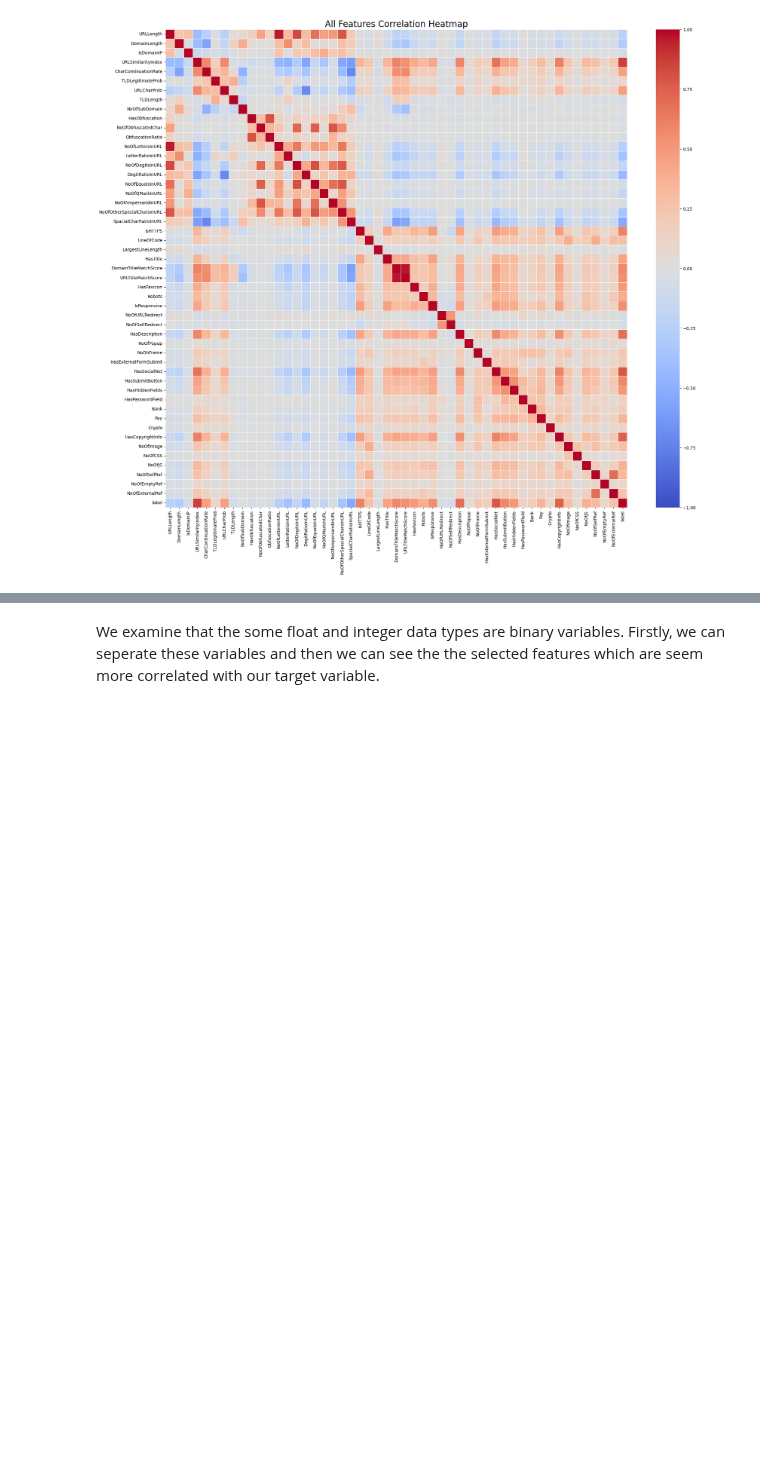
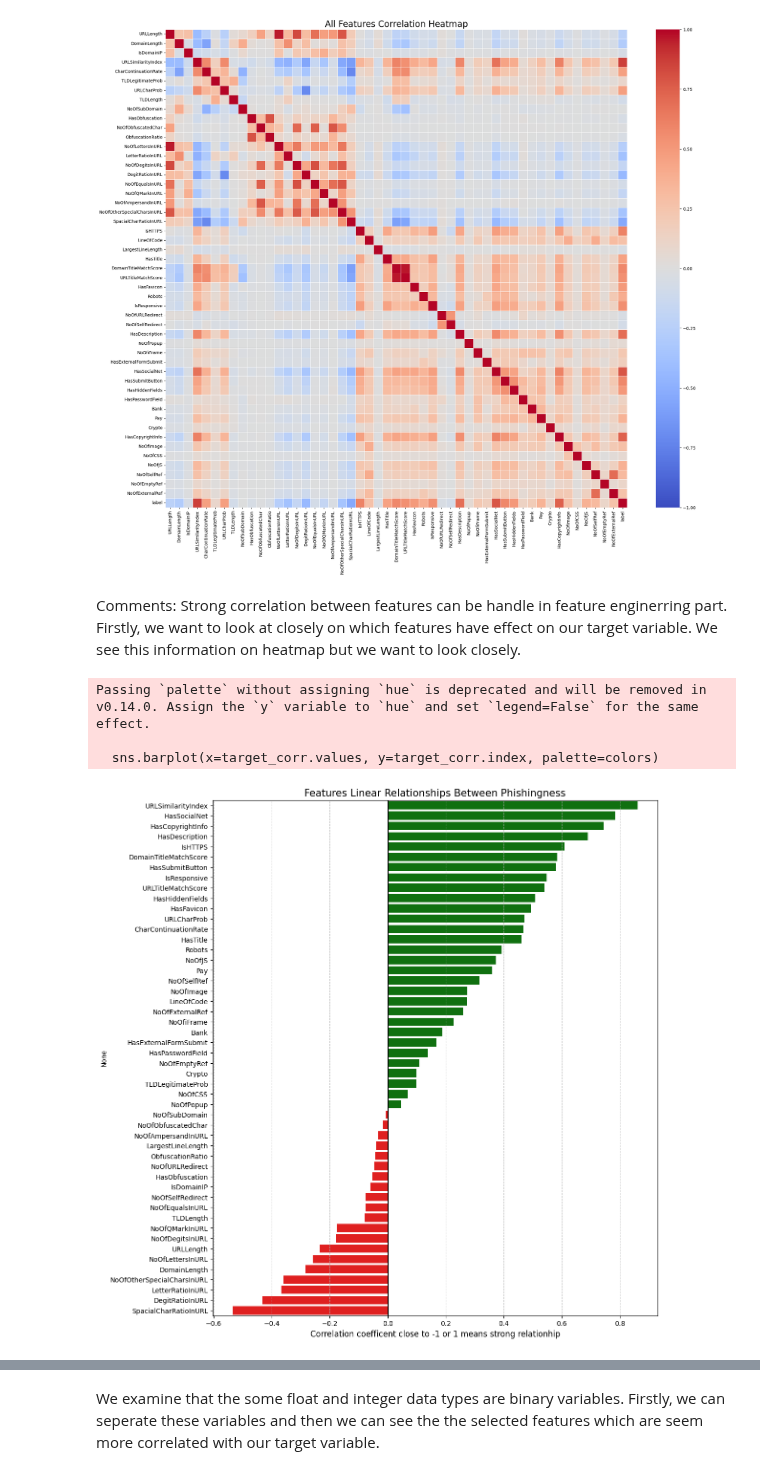
Before and after one commit to BugraAKKUS/Phishing-URL--Website--Detection, a Jupyter notebook: EDA_emre.ipynb, the cells around one changed output, grey strips where cells are left out. Cells and saved outputs as stored; diff of their text form; code cells hidden in the pictures; blank space fills up the shorter version.

Commit message:
corr matrix, label graph, binary contionus seperation

```diff
--- a/EDA_emre.ipynb
+++ b/EDA_emre.ipynb
@@ -91,3 +91,22 @@ plt.title('All Features Correlation Heatmap', fontsize=20)
 plt.show()
 # %% [output]
 [figure]
+# %% [markdown]
+Comments: Strong correlation between features can be handle in feature enginerring part. Firstly, we want to look at closely on which features have effect on our target variable. We see this information on heatmap but we want to look closely.
+# %%
+target_corr = numeric_df.corr()['label'].sort_values(ascending=False)
+target_corr = target_corr.drop('label')
+plt.figure(figsize=(12, 14))
+colors = ['green' if x > 0 else 'red' for x in target_corr.values] # (Green:Positive, Red: Negative)
+sns.barplot(x=target_corr.values, y=target_corr.index, palette=colors)
+
+plt.title('Features Linear Relationships Between Phishingness', fontsize=15)
+plt.xlabel('Correlation coefficent close to -1 or 1 means strong relationhip', fontsize=12)
+plt.axvline(0, color='black', linewidth=1) # Black line in the middle
+plt.grid(axis='x', linestyle='--', alpha=0.7)
+plt.show()
+# %% [output]
+Passing `palette` without assigning `hue` is deprecated and will be removed in v0.14.0. Assign the `y` variable to `hue` and set `legend=False` for the same effect.
+
+  sns.barplot(x=target_corr.values, y=target_corr.index, palette=colors)
+[figure, added]
```
Also changed, not shown: parts of 1 cell of this notebook.
